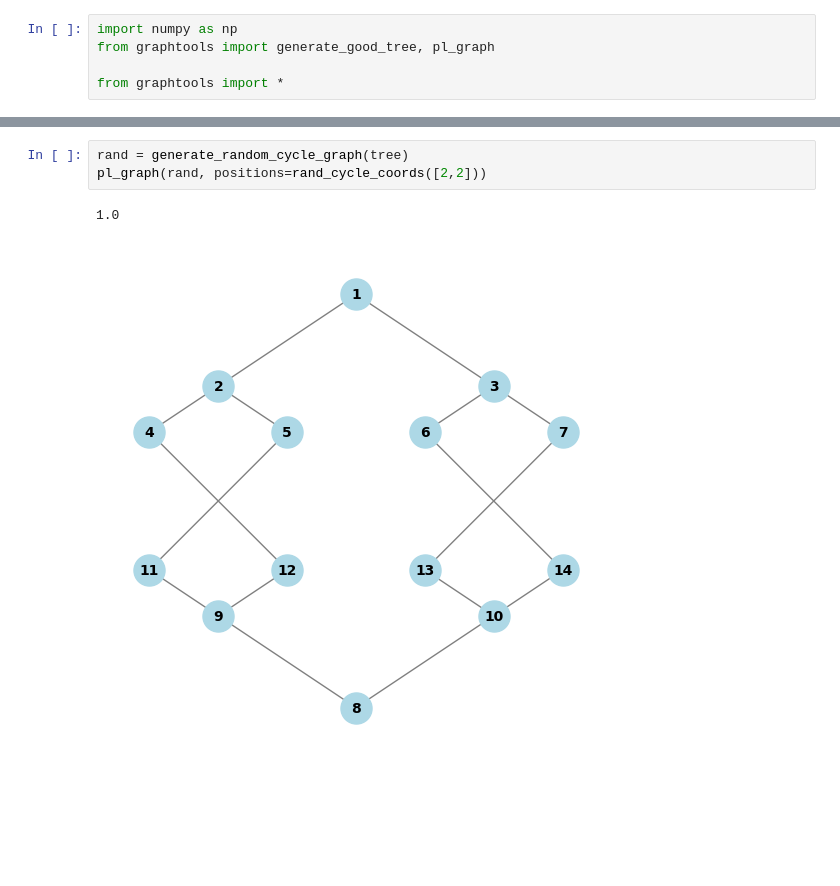
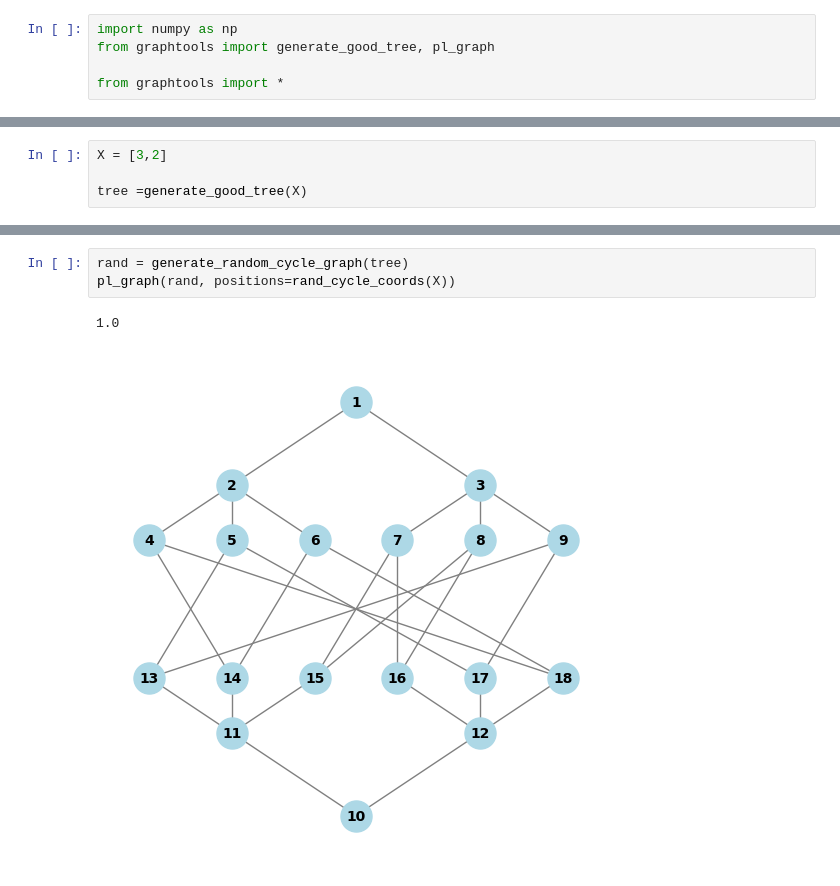
Before and after one commit to cgs2155/RandomCycles, a Jupyter notebook: proto.ipynb, the cells around one changed output, grey strips where cells are left out. Cells and saved outputs as stored; diff of their text form; blank space fills up the shorter version.

```diff
--- a/proto.ipynb
+++ b/proto.ipynb
@@ -8 +6,5 @@ tree =generate_good_tree([2,2])
+# %%
+X = [3,2]
+
+tree =generate_good_tree(X)
 # %%
@@ -13,6 +15,6 @@ pl_graph(tree,positions=tree_coords([2,2]))
 # %%
 rand = generate_random_cycle_graph(tree)
-pl_graph(rand, positions=rand_cycle_coords([2,2]))
+pl_graph(rand, positions=rand_cycle_coords(X))
 # %% [output]
 1.0
-[figure, old version]
+[figure, new version]
```
Also changed, not shown: parts of 16 cells of this notebook, 4 other files.
